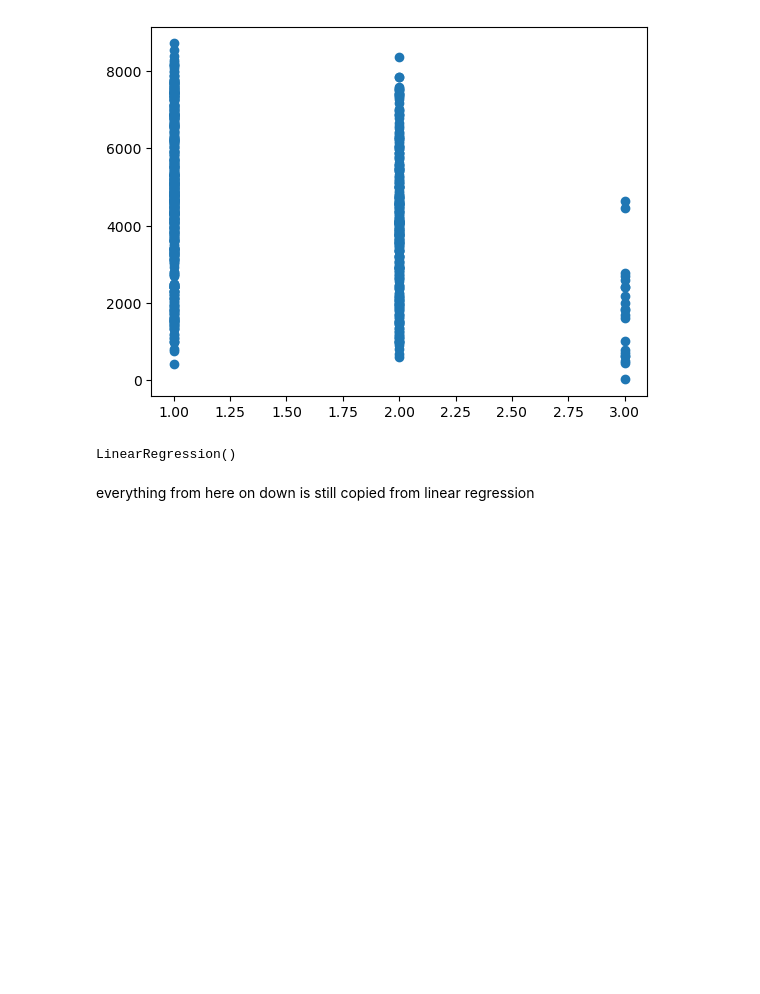
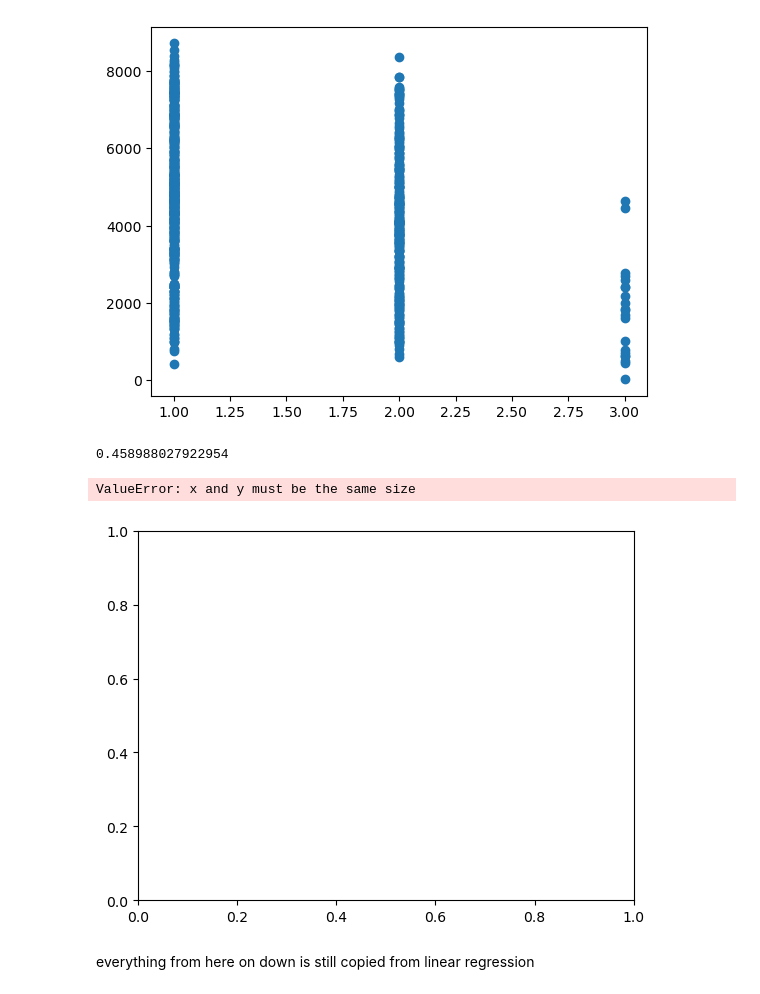
Before and after one commit to MiriamHerrmann/Bike-EDA, a Jupyter notebook: polynomial_day_model.ipynb, the cells around one changed output. Saved outputs shown, nothing was run; the diff lists cells and outputs as text; code cells hidden in the pictures; blank space fills up the shorter version.

```diff
--- a/polynomial_day_model.ipynb
+++ b/polynomial_day_model.ipynb
@@ -104,9 +112,7 @@ X_poly = poly.fit_transform(X)
 poly_reg_model = LinearRegression()
 # %%
 #fit my model to my features
-poly_reg_model.fit(X_poly, Y)
+reg = poly_reg_model.fit(X_poly, Y)
-# %% [output]
-LinearRegression()
 # %%
 #maybe i need to add a reshape for x_vals
 #X_vals = dd.reshape(-1, 1)
@@ -121,4 +127,9 @@ X_vals_poly = poly.transform(X_vals)
 #example said to do this, gave me an error. dont really understand it. model works without this so hey ho
 # %%
 #y values = taking the X_vals and using them to predict my y values
-Y_vals = poly_reg_model.predict(X_vals_poly)
+Y_vals = reg.predict(X_poly)
+# %%
+#r squared
+r2_score(Y, Y_vals)
+# %% [output]
+0.458988027922954
@@ -125,9 +144,13 @@ Y_vals = poly_reg_model.predict(X_vals_poly)
 # %%
 #try plotting
 plt.scatter(X, Y)
-plt.plot(X_vals, Y_vals)
+plt.plot(X_poly, Y_vals, color = "r")
+plt.show()
 
 #we feed the model polynomial features, but we still plot a 2D graph
+# %% [output]
+ValueError: x and y must be the same size
+[figure, added]
 # %% [markdown]
 everything from here on down is still copied from linear regression
 # %%
```
Also changed, not shown: parts of 5 cells of this notebook.
